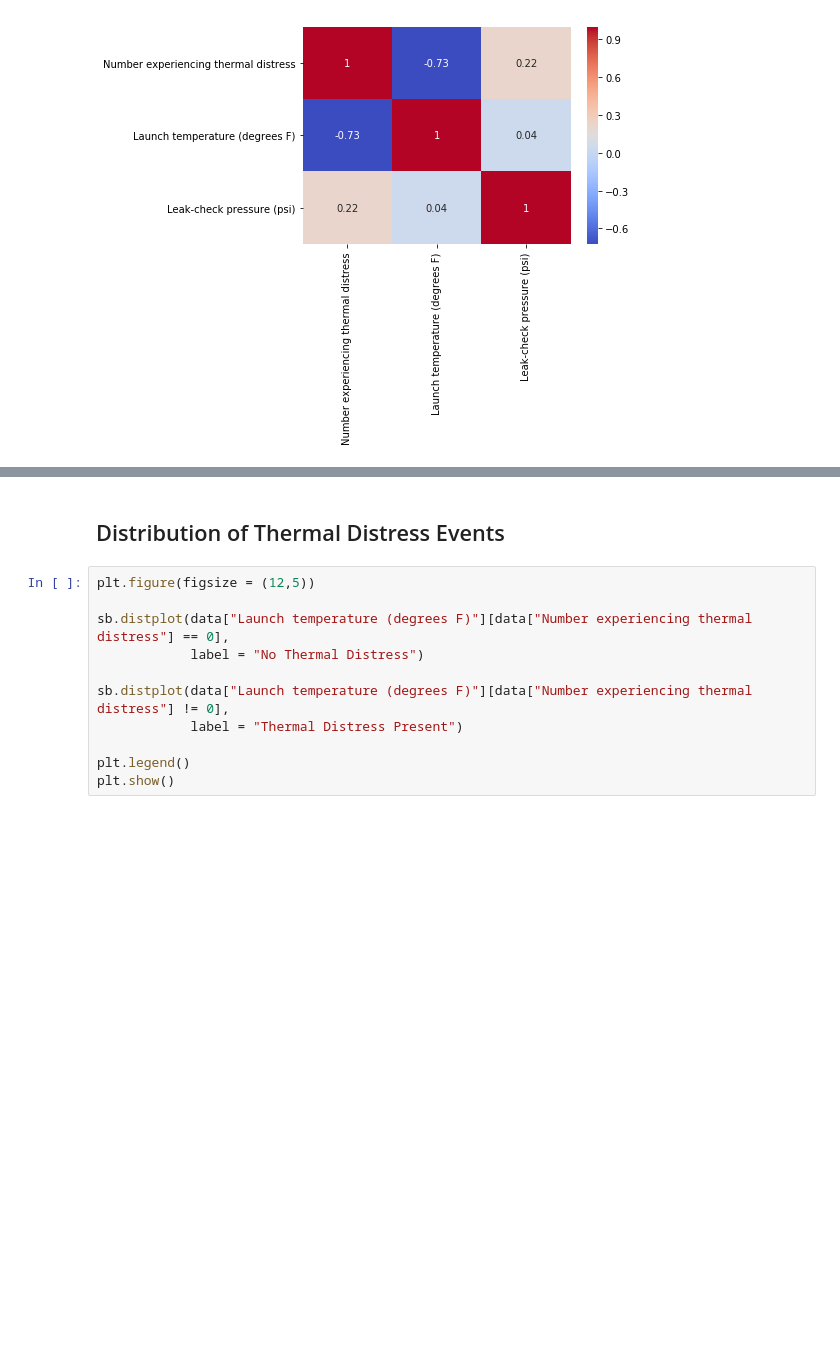
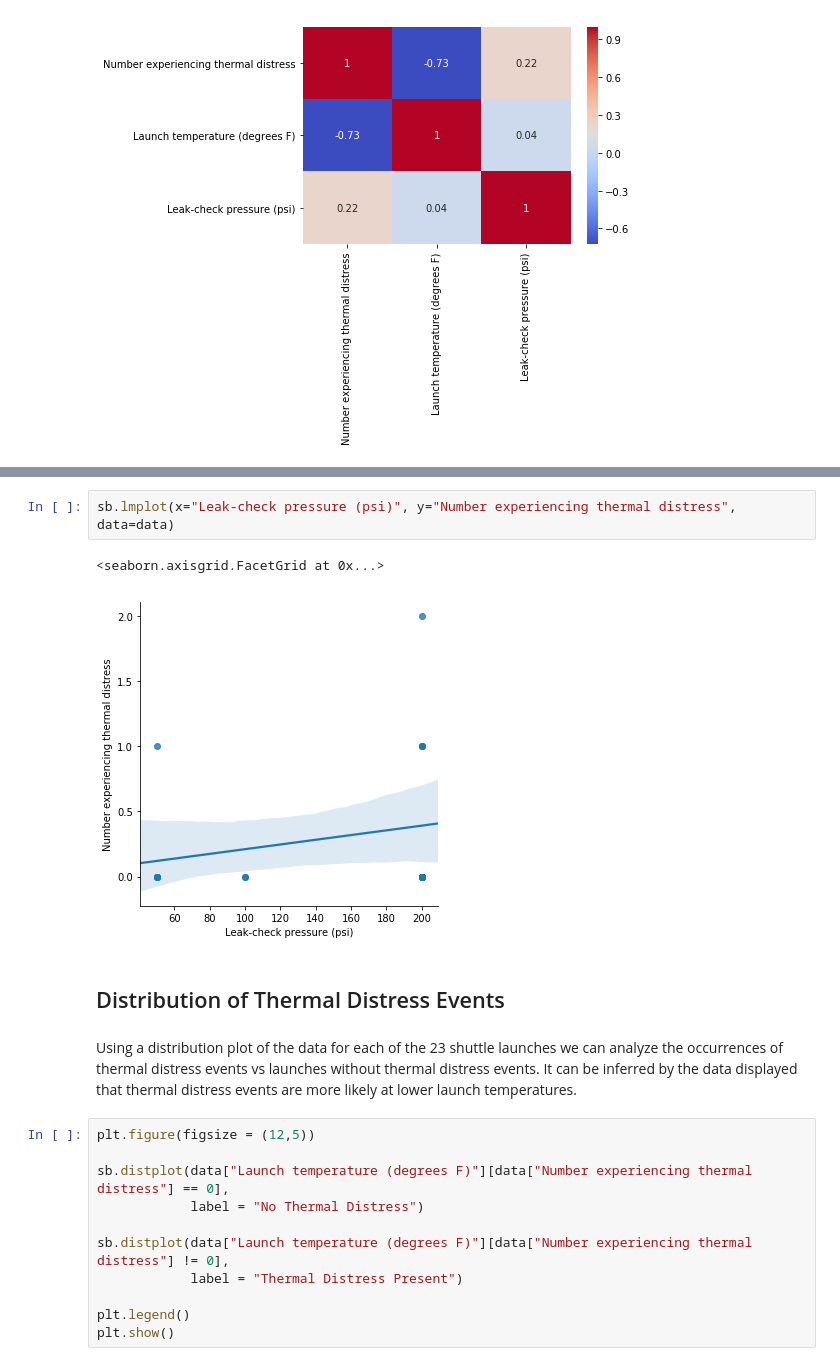
Before and after one commit to lopezdp/MachineLearningResearch, a Jupyter notebook: Challenger O-Ring Failure/ChallengerORingData.ipynb, the cells around one changed output, grey strips where cells are left out. Cells and saved outputs as stored; diff of their text form; blank space fills up the shorter version.

```diff
--- a/Challenger O-Ring Failure/ChallengerORingData.ipynb
+++ b/Challenger O-Ring Failure/ChallengerORingData.ipynb
@@ -155,5 +202,12 @@ sb.heatmap(cor, annot = True, cmap = "coolwarm")
+# %%
+sb.lmplot(x="Leak-check pressure (psi)", y="Number experiencing thermal distress", data=data)
+# %% [output]
+<seaborn.axisgrid.FacetGrid at 0x...>
+[figure, added]
 # %% [markdown]
 ## Distribution of Thermal Distress Events
+# %% [markdown]
+Using a distribution plot of the data for each of the 23 shuttle launches we can analyze the occurrences of thermal distress events vs launches without thermal distress events. It can be inferred by the data displayed that thermal distress events are more likely at lower launch temperatures.
 # %%
 plt.figure(figsize = (12,5))
 
```
Also changed, not shown: parts of 13 cells of this notebook, 2 other files.
